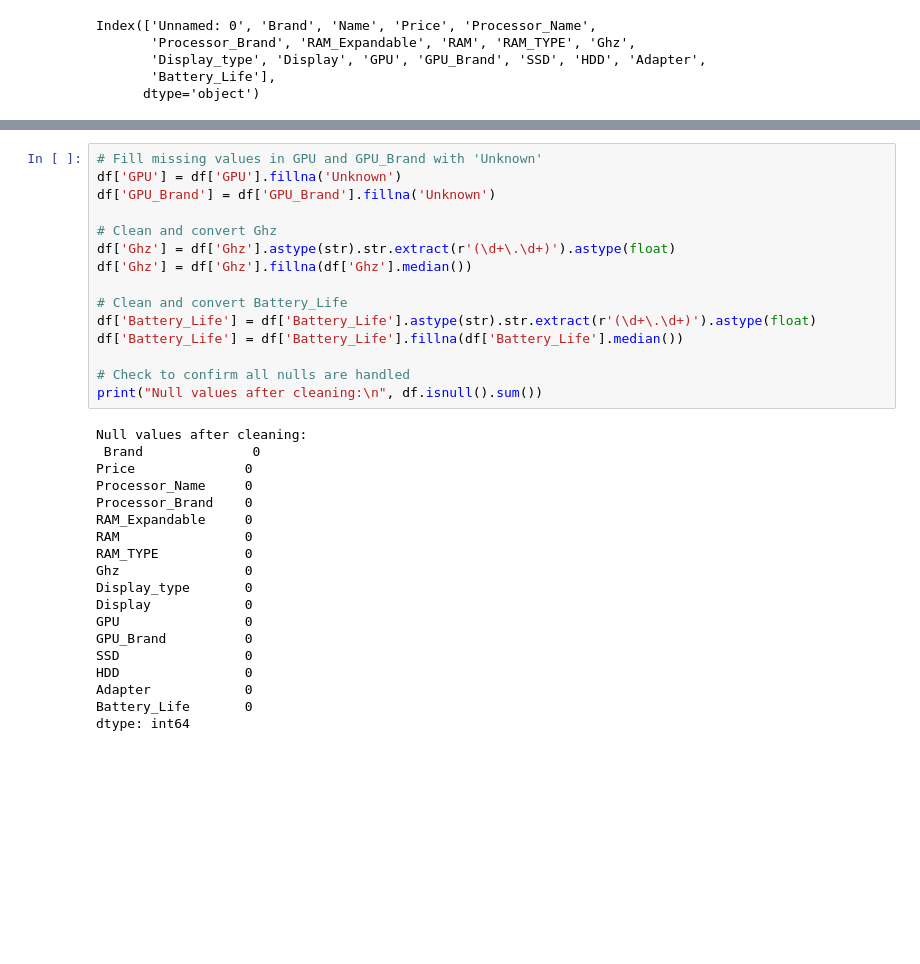
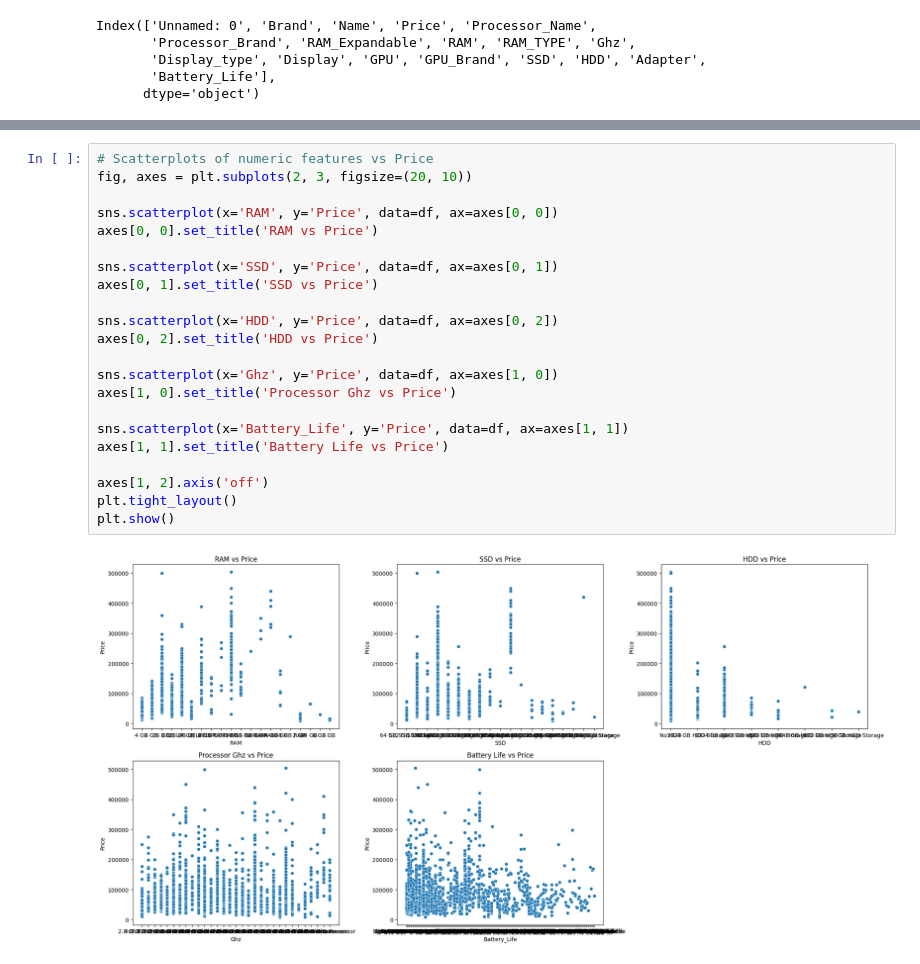
Before and after one commit to Dunith2002/Laptop_Price_Predictor, a Jupyter notebook: notebooks/FC211046_Dulakshi/eda.ipynb, the cells around one changed output, grey strips where cells are left out. Saved outputs shown, nothing was run; the diff lists cells and outputs as text; blank space fills up the shorter version.

```diff
--- a/notebooks/FC211046_Dulakshi/eda.ipynb
+++ b/notebooks/FC211046_Dulakshi/eda.ipynb
@@ -67,35 +75,25 @@ dtype: int64
 # %%
-# Fill missing values in GPU and GPU_Brand with 'Unknown'
-df['GPU'] = df['GPU'].fillna('Unknown')
-df['GPU_Brand'] = df['GPU_Brand'].fillna('Unknown')
+# Scatterplots of numeric features vs Price
+fig, axes = plt.subplots(2, 3, figsize=(20, 10))
 
-# Clean and convert Ghz
-df['Ghz'] = df['Ghz'].astype(str).str.extract(r'(\d+\.\d+)').astype(float)
-df['Ghz'] = df['Ghz'].fillna(df['Ghz'].median())
+sns.scatterplot(x='RAM', y='Price', data=df, ax=axes[0, 0])
+axes[0, 0].set_title('RAM vs Price')
 
-# Clean and convert Battery_Life
-df['Battery_Life'] = df['Battery_Life'].astype(str).str.extract(r'(\d+\.\d+)').astype(float)
-df['Battery_Life'] = df['Battery_Life'].fillna(df['Battery_Life'].median())
+sns.scatterplot(x='SSD', y='Price', data=df, ax=axes[0, 1])
+axes[0, 1].set_title('SSD vs Price')
 
-# Check to confirm all nulls are handled
-print("Null values after cleaning:\n", df.isnull().sum())
+sns.scatterplot(x='HDD', y='Price', data=df, ax=axes[0, 2])
+axes[0, 2].set_title('HDD vs Price')
+
+sns.scatterplot(x='Ghz', y='Price', data=df, ax=axes[1, 0])
+axes[1, 0].set_title('Processor Ghz vs Price')
+
+sns.scatterplot(x='Battery_Life', y='Price', data=df, ax=axes[1, 1])
+axes[1, 1].set_title('Battery Life vs Price')
+
+axes[1, 2].axis('off')
+plt.tight_layout()
+plt.show()
 # %% [output]
-Null values after cleaning:
- Brand              0
-Price              0
-Processor_Name     0
-Processor_Brand    0
-RAM_Expandable     0
-RAM                0
-RAM_TYPE           0
-Ghz                0
-Display_type       0
-Display            0
-GPU                0
-GPU_Brand          0
-SSD                0
-HDD                0
-Adapter            0
-Battery_Life       0
-dtype: int64
+[figure, added]
 # %%
```
Also changed, not shown: parts of 11 cells of this notebook, 4 other files.
